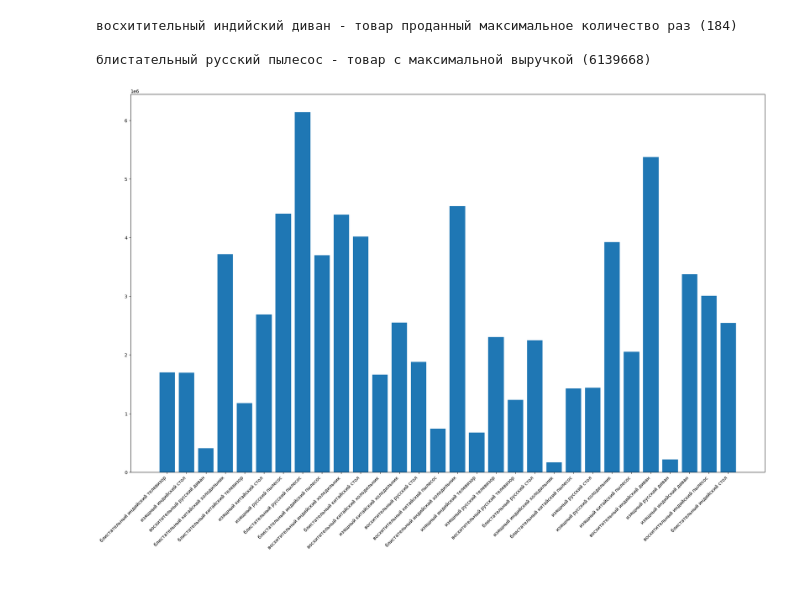
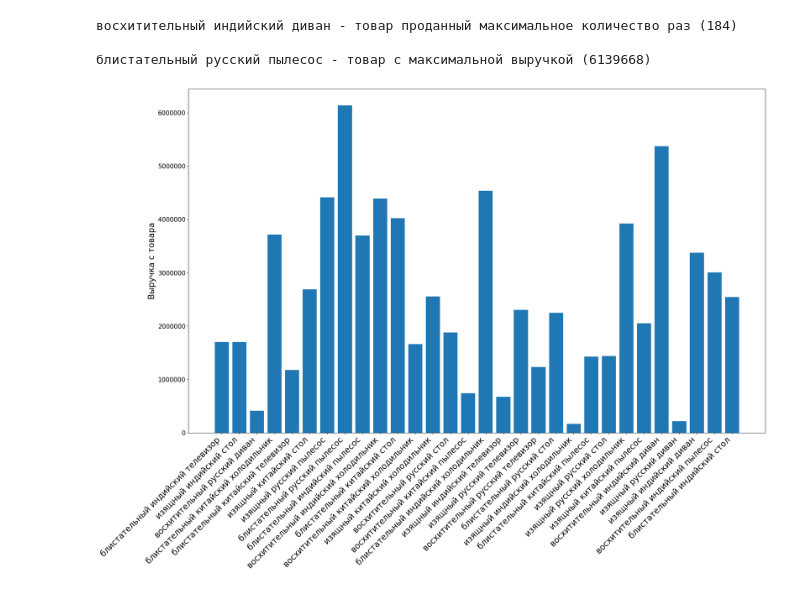
Before and after one commit to Lucash123321/course-work, a Jupyter notebook: course_work.ipynb, the cells around one changed output. Drawn from its saved outputs; the diff is of its cells as text; code cells hidden in the pictures.

Commit message:
fix of plot

```diff
--- a/course_work.ipynb
+++ b/course_work.ipynb
@@ -219,32 +219,35 @@ def prepare_report(items):
     total_revenue = get_total_revenue(items)
     f.write('\n')
     f.write(f'Общая выручка: {total_revenue}\n')
     f.write('\n')
     f.write('Название товара'.ljust(40) + '|' + 'Продано штук'.ljust(12) + '|' + 'Доля от выручки'.ljust(15) + '\n')
     plot_data = []
     for item in items:
         if hash_table.get(item[2]):
             data = hash_table.get(item[2])
             revenue_percent = round(data[1] / total_revenue *  100, 2)
             f.write(f'{item[2]}'.ljust(40) + '|' + f'{data[0]}'.rjust(12) + '|' + f'{revenue_percent}%'.rjust(15) + '\n')
             hash_table.remove(item[2])
             plot_data.append([item[2], data[1]])
     plt.figure(figsize=(25, 15))
     plt.bar([item[0] for item in plot_data], height=[item[1] for item in plot_data])
-    plt.xticks(rotation=45, ha='right')
+    plt.xticks(rotation=45, ha='right', fontsize=20)
+    plt.yticks(fontsize=15)
+    plt.gcf().axes[0].yaxis.get_major_formatter().set_scientific(False)
+    plt.ylabel('Выручка с товара', fontsize=20)
     plt.show()
 
 
 
 if __name__ == '__main__':
     # generate_data()
     with open('report.txt', 'w+') as f:
         items = parse_items_from_csv()
         get_max_sold_item(items)
         get_max_revenue_item(items)
         prepare_report(items)
 # %% [output]
 восхитительный индийский диван - товар проданный максимальное количество раз (184)
 
 блистательный русский пылесос - товар с максимальной выручкой (6139668)
-[figure, old version]
+[figure, new version]
```
